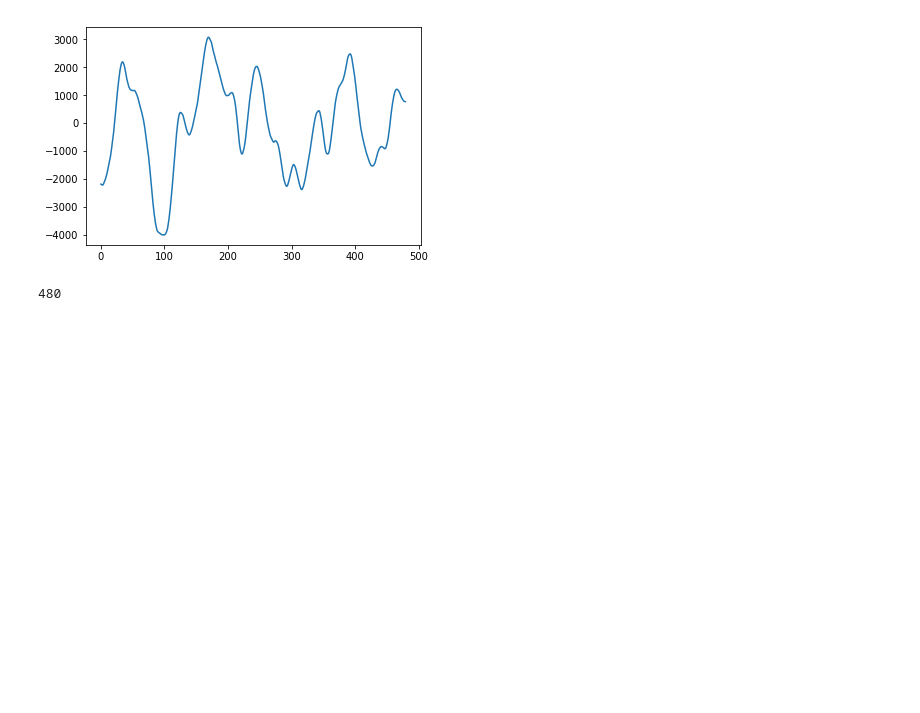
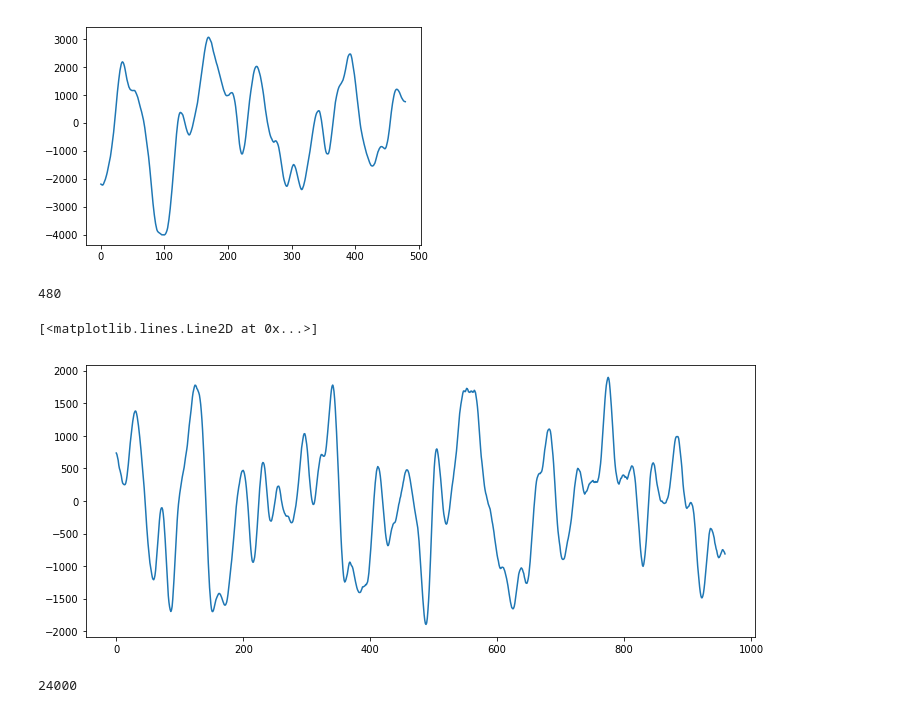
Before and after one commit to mango314/math-blog, a Jupyter notebook: 032719 - music.ipynb, the cells around one changed output. Saved outputs shown, nothing was run; the diff lists cells and outputs as text; code cells hidden in the pictures; blank space fills up the shorter version.

```diff
--- a/032719 - music.ipynb
+++ b/032719 - music.ipynb
@@ -52,3 +52,14 @@ plt.plot(x[1][n:n+dn,1])
 dn
 # %% [output]
 480
+# %%
+plt.rcParams['figure.figsize'] = 12,5
+# %%
+t  = 3.26
+n  = int(48000*t)
+dn = int(48000*(0.02))
+
+plt.plot(x[1][n:n+dn,1])
+# %% [output]
+[<matplotlib.lines.Line2D at 0x...>]
+[figure, added]
@@ -54,0 +72,4 @@ dn
+# %%
+dn
+# %% [output]
+24000
```
Also changed, not shown: parts of 3 cells of this notebook.
